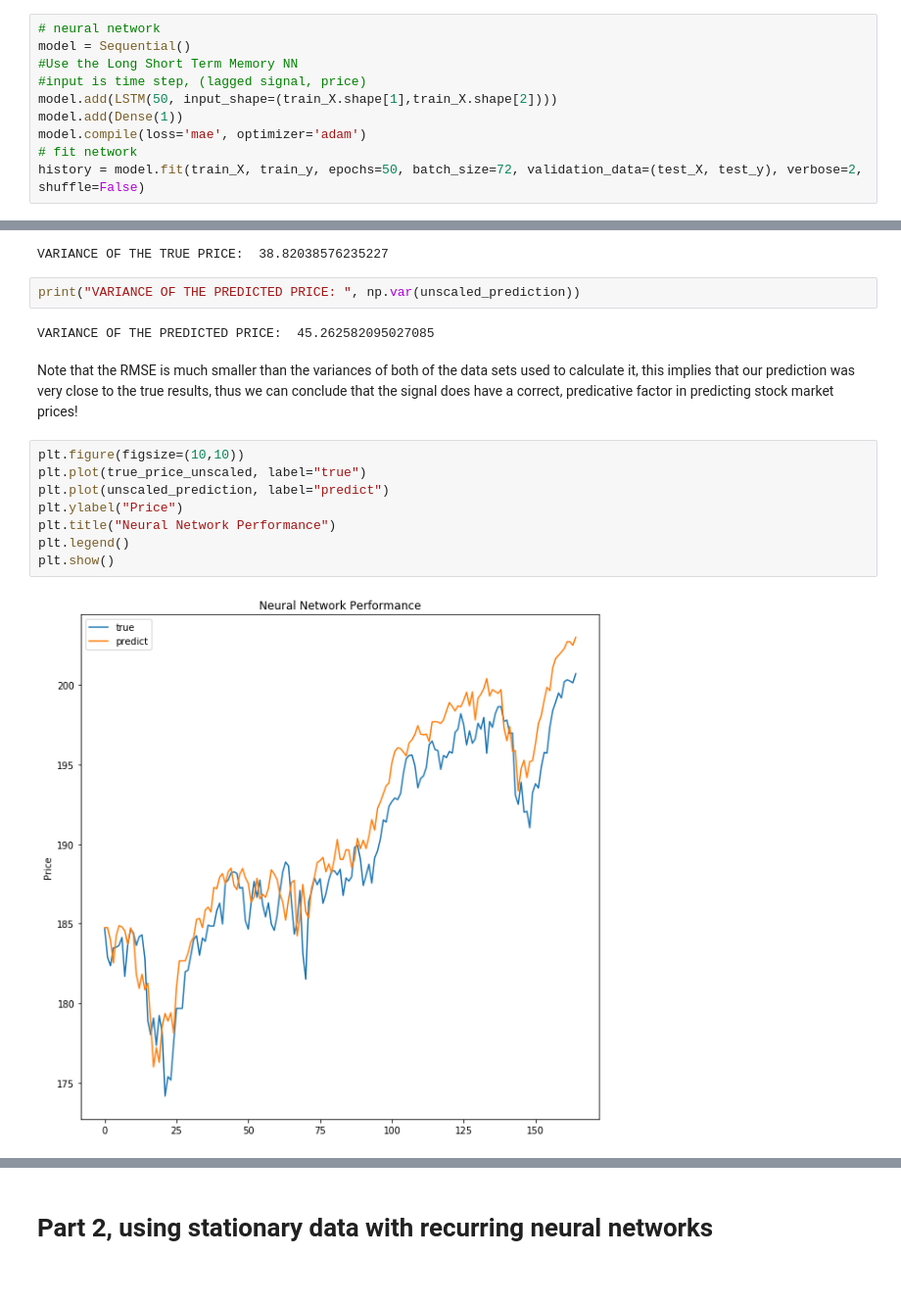
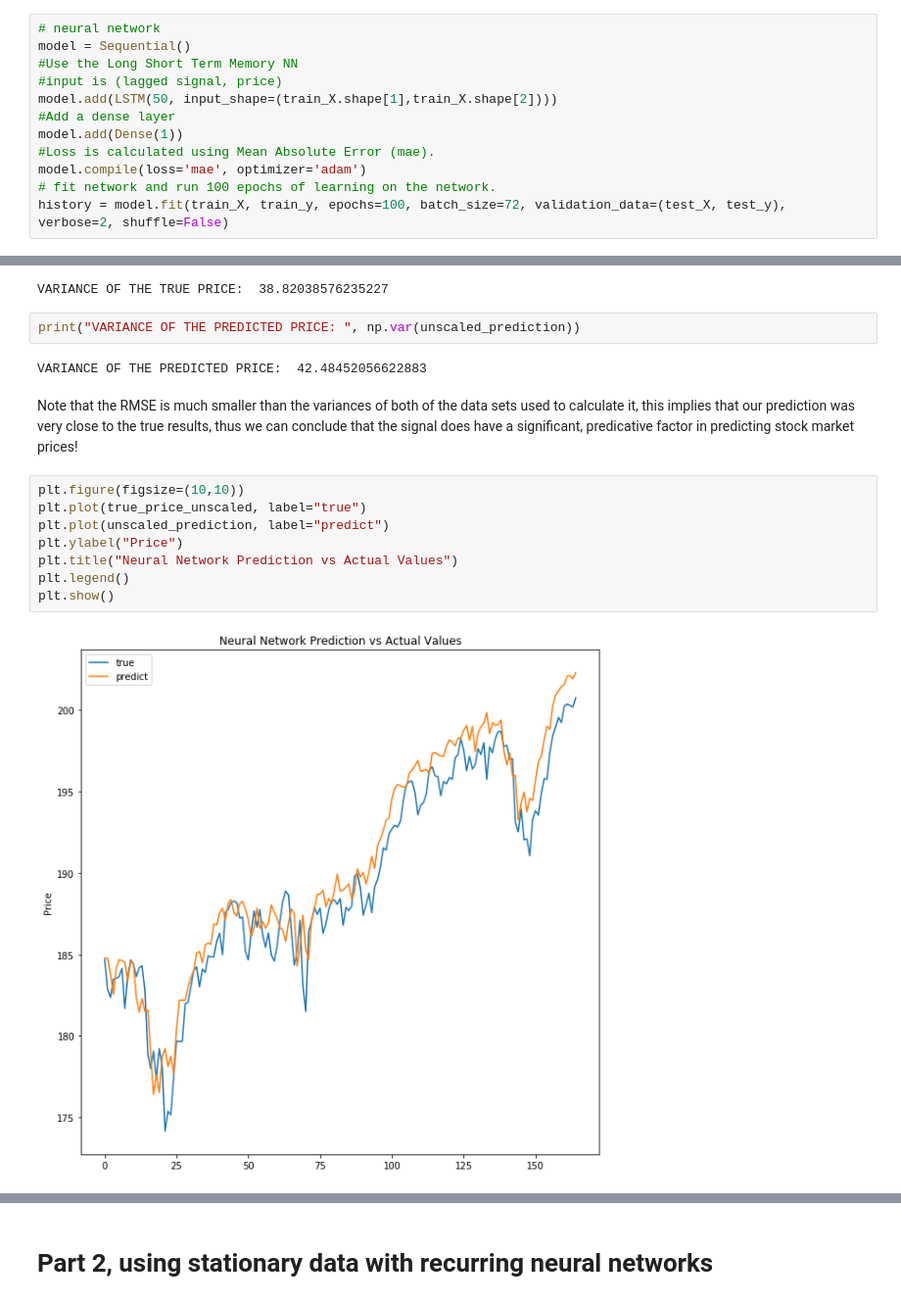
Before and after one commit to a20180502/stock_market_prediction_SP500, a Jupyter notebook: dump4_recurring_neural_networks.ipynb, the cells around one changed output, grey strips where cells are left out. Shown at 98% size. Drawn from its saved outputs; the diff is of its cells as text.

```diff
--- a/dump4_recurring_neural_networks.ipynb
+++ b/dump4_recurring_neural_networks.ipynb
@@ -166,11 +181,13 @@ print(train_X.shape, train_y.shape, test_X.shape, test_y.shape)
 # neural network
 model = Sequential()
 #Use the Long Short Term Memory NN
-#input is time step, (lagged signal, price)
+#input is (lagged signal, price)
 model.add(LSTM(50, input_shape=(train_X.shape[1],train_X.shape[2])))
+#Add a dense layer
 model.add(Dense(1))
+#Loss is calculated using Mean Absolute Error (mae).
 model.compile(loss='mae', optimizer='adam')
-# fit network
-history = model.fit(train_X, train_y, epochs=50, batch_size=72, validation_data=(test_X, test_y), verbose=2, shuffle=False)
+# fit network and run 100 epochs of learning on the network.
+history = model.fit(train_X, train_y, epochs=100, batch_size=72, validation_data=(test_X, test_y), verbose=2, shuffle=False)
 # %% [output]
 Train on 492 samples, validate on 165 samples
@@ -277,16 +298,16 @@ VARIANCE OF THE TRUE PRICE:  38.82038576235227
 # %%
 print("VARIANCE OF THE PREDICTED PRICE: ", np.var(unscaled_prediction))
 # %% [output]
-VARIANCE OF THE PREDICTED PRICE:  45.262582095027085
+VARIANCE OF THE PREDICTED PRICE:  42.48452056622883
 # %% [markdown]
-Note that the RMSE is much smaller than the variances of both of the data sets used to calculate it, this implies that our prediction was very close to the true results, thus we can conclude that the signal does have a correct, predicative factor in predicting stock market prices!
+Note that the RMSE is much smaller than the variances of both of the data sets used to calculate it, this implies that our prediction was very close to the true results, thus we can conclude that the signal does have a significant, predicative factor in predicting stock market prices!
 # %%
 plt.figure(figsize=(10,10))
 plt.plot(true_price_unscaled, label="true")
 plt.plot(unscaled_prediction, label="predict")
 plt.ylabel("Price")
-plt.title("Neural Network Performance")
+plt.title("Neural Network Prediction vs Actual Values")
 plt.legend()
 plt.show()
 # %% [output]
-[figure, old version]
+[figure, new version]
```
Also changed, not shown: parts of 52 cells of this notebook.
